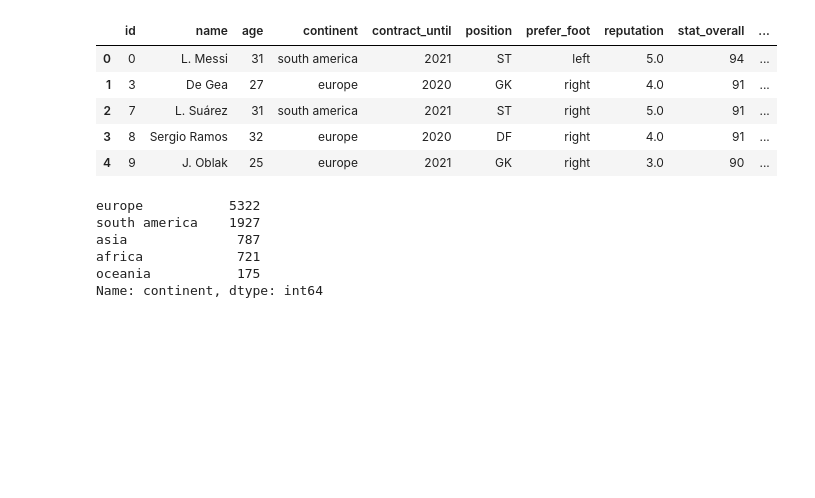
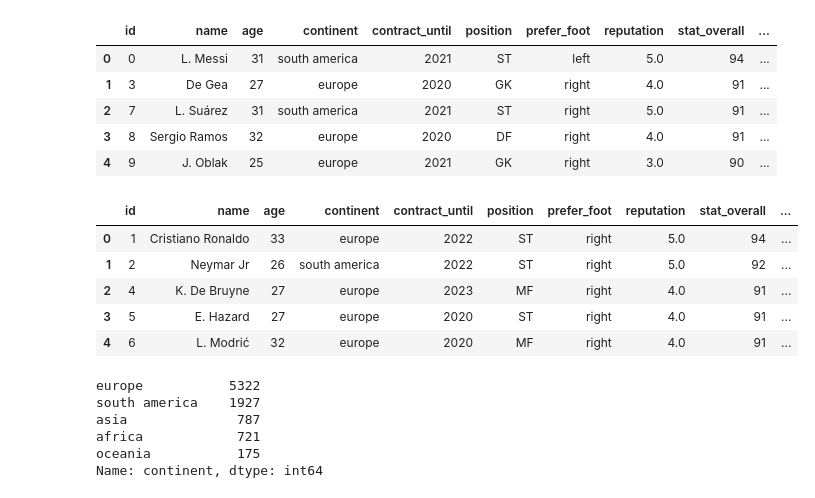
Before and after one commit to JEONSUN/Project-Soccer_player_transfer_Prediction, a Jupyter notebook: preprocessing.ipynb, the cells around one changed output. Cells and saved outputs as stored; diff of their text form; code cells hidden in the pictures; blank space fills up the shorter version.

```diff
--- a/preprocessing.ipynb
+++ b/preprocessing.ipynb
@@ -41,6 +41,15 @@ train_data.head()
 | 2 | 7 | L. Suárez | 31 | south america | 2021 | ST | right | 5.0 | 91 | ... |
 | 3 | 8 | Sergio Ramos | 32 | europe | 2020 | DF | right | 4.0 | 91 | ... |
 | 4 | 9 | J. Oblak | 25 | europe | 2021 | GK | right | 3.0 | 90 | ... |
+# %%
+test_data.head()
+# %% [output]
+|  | id | name | age | continent | contract_until | position | prefer_foot | reputation | stat_overall | ... |
+| 0 | 1 | Cristiano Ronaldo | 33 | europe | 2022 | ST | right | 5.0 | 94 | ... |
+| 1 | 2 | Neymar Jr | 26 | south america | 2022 | ST | right | 5.0 | 92 | ... |
+| 2 | 4 | K. De Bruyne | 27 | europe | 2023 | MF | right | 4.0 | 91 | ... |
+| 3 | 5 | E. Hazard | 27 | europe | 2020 | ST | right | 4.0 | 91 | ... |
+| 4 | 6 | L. Modrić | 32 | europe | 2020 | MF | right | 4.0 | 91 | ... |
 # %%
 train_data['continent'].value_counts()
 # %% [output]
```
Also changed, not shown: parts of 11 cells of this notebook, 3 other files.
